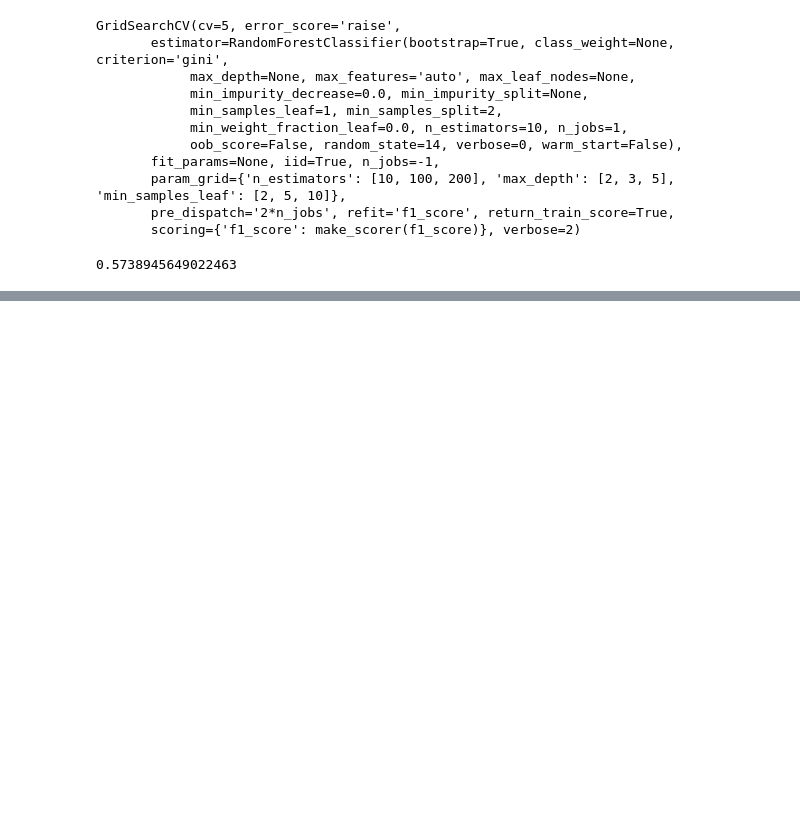
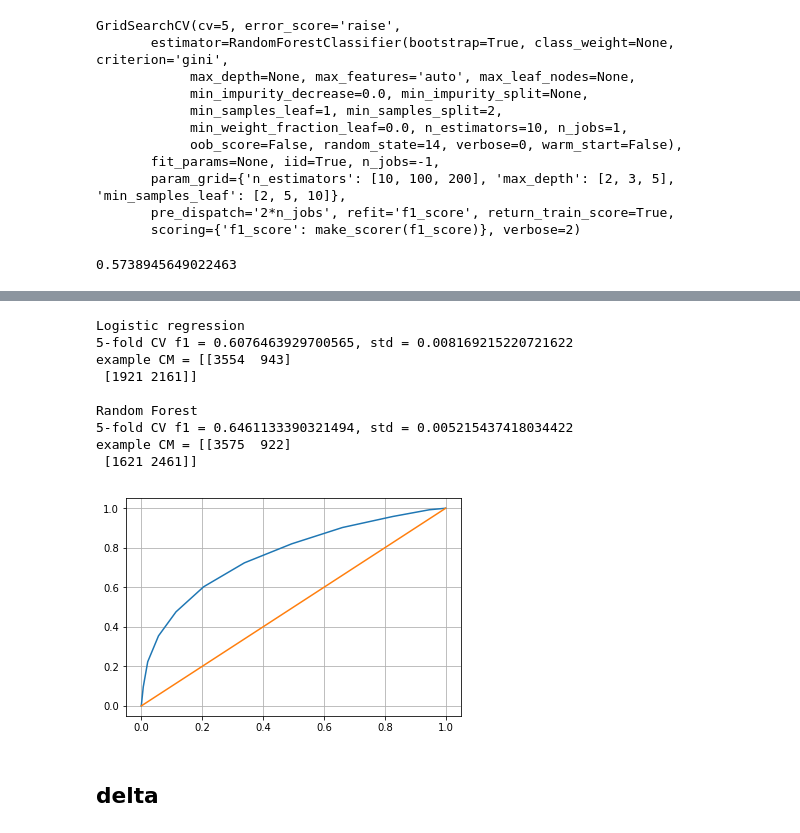
Before and after one commit to frolovconst/TC_w_ML, a Jupyter notebook: incidents_touch/accident_window_detection.ipynb, the cells around one changed output, grey strips where cells are left out. Cells and saved outputs as stored; diff of their text form; code cells hidden in the pictures; blank space fills up the shorter version.

```diff
--- a/incidents_touch/accident_window_detection.ipynb
+++ b/incidents_touch/accident_window_detection.ipynb
@@ -301,0 +399,27 @@ dataset[dataset.y==1].shape
+# %%
+Next_cols = ['Next_Avg Occupancy_0', 'Next_Avg Occupancy_1', 'Next_Avg Occupancy_2', 'Next_Avg Occupancy_3',
+         'Next_Avg Occupancy_4', 'Next_Avg Occupancy_5', 'Next_Avg Occupancy_6', 'Next_Avg Occupancy_7',
+         'Next_Avg Occupancy_8', 'Next_Avg Occupancy_9', 'Next_Avg Occupancy_10', 'Next_Avg Occupancy_11',
+         'Next_Avg Occupancy_12', 'Next_Avg Occupancy_13', 'Next_Avg Occupancy_14', 'Next_Avg Occupancy_15',
+         'Next_Total Flow_0', 'Next_Total Flow_1', 'Next_Total Flow_2', 'Next_Total Flow_3', 'Next_Total Flow_4',
+         'Next_Total Flow_5', 'Next_Total Flow_6', 'Next_Total Flow_7', 'Next_Total Flow_8', 'Next_Total Flow_9',
+         'Next_Total Flow_10', 'Next_Total Flow_11', 'Next_Total Flow_12', 'Next_Total Flow_13', 'Next_Total Flow_14',
+         'Next_Total Flow_15', 'Next_Avg Speed_0', 'Next_Avg Speed_1', 'Next_Avg Speed_2', 'Next_Avg Speed_3',
+         'Next_Avg Speed_4', 'Next_Avg Speed_5', 'Next_Avg Speed_6', 'Next_Avg Speed_7', 'Next_Avg Speed_8',
+         'Next_Avg Speed_9', 'Next_Avg Speed_10', 'Next_Avg Speed_11', 'Next_Avg Speed_12', 'Next_Avg Speed_13',
+         'Next_Avg Speed_14', 'Next_Avg Speed_15',]
+# %%
+score_dataset(dataset, Next_cols)
+# %% [output]
+Logistic regression
+5-fold CV f1 = 0.6076463929700565, std = 0.008169215220721622
+example CM = [[3554  943]
+ [1921 2161]]
+
+Random Forest
+5-fold CV f1 = 0.6461133390321494, std = 0.005215437418034422
+example CM = [[3575  922]
+ [1621 2461]]
+[figure, added]
+# %% [markdown]
+## delta
```
Also changed, not shown: parts of 61 cells of this notebook, 1 other file.
